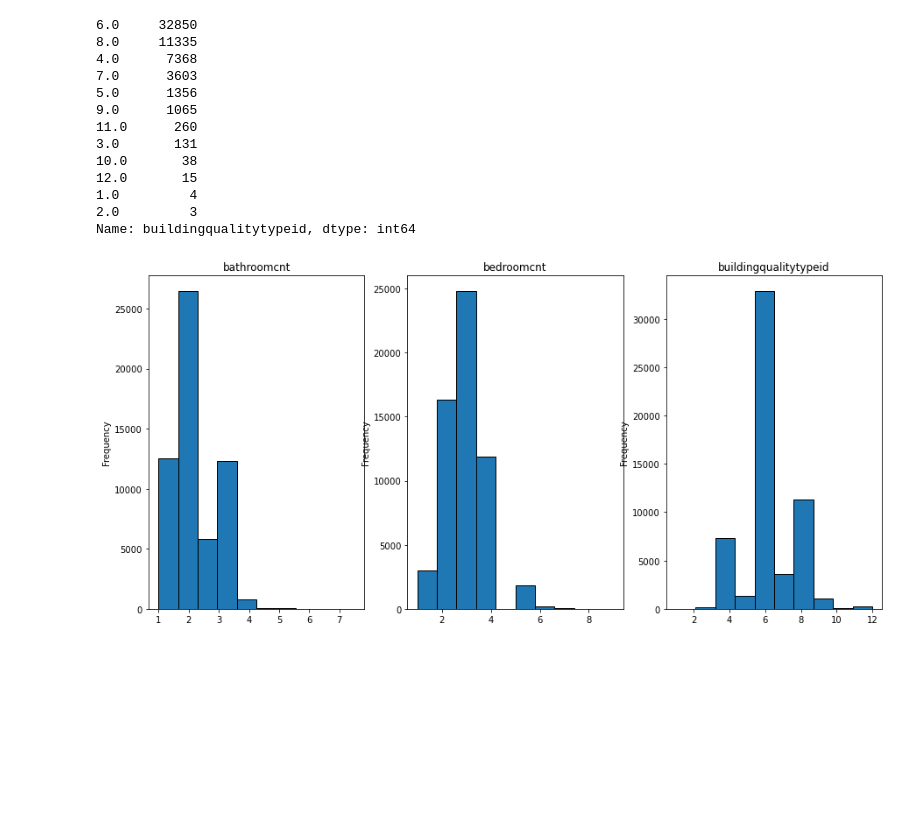
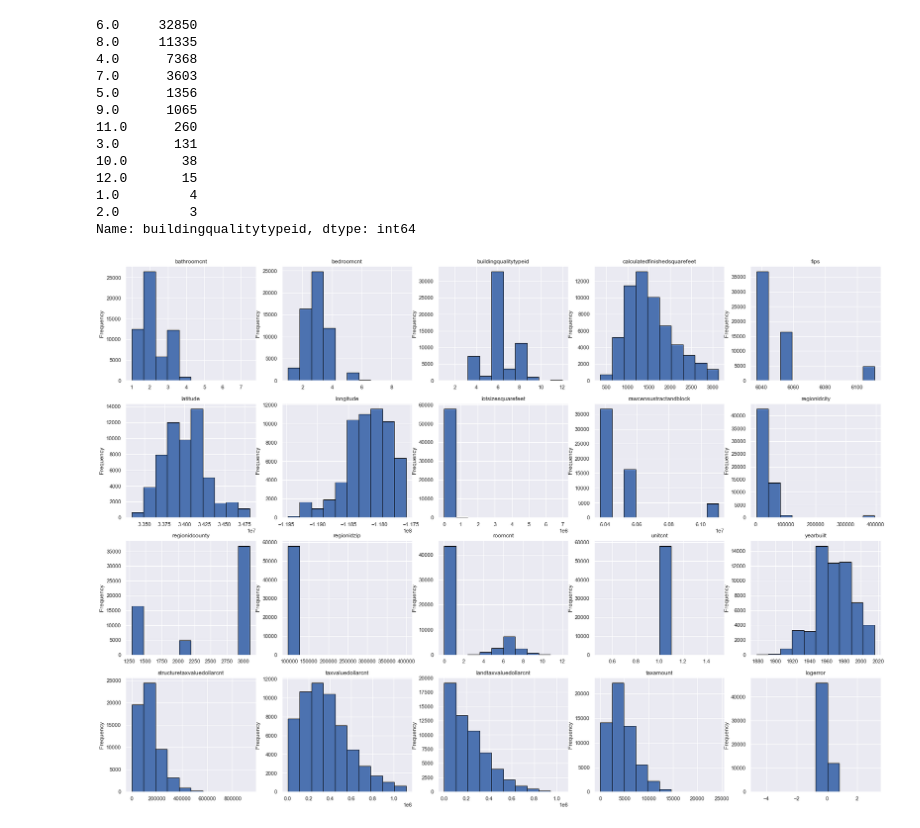
Before and after one commit to brandon-sharpe/clustering-exercises, a Jupyter notebook: explore_zillow.ipynb, the cells around one changed output. Saved outputs shown, nothing was run; the diff lists cells and outputs as text; code cells hidden in the pictures; blank space fills up the shorter version.

```diff
--- a/explore_zillow.ipynb
+++ b/explore_zillow.ipynb
@@ -25,6 +25,7 @@ import matplotlib.pyplot as plt
 from matplotlib import cm
 import seaborn as sns
 from sklearn.model_selection import learning_curve
+sns.set()
 
 # Rules
 pd.set_option("display.max_rows", None, "display.max_columns", None)
@@ -67,9 +68,9 @@ df.buildingqualitytypeid.value_counts()
 2.0         3
 Name: buildingqualitytypeid, dtype: int64
 # %%
-fig, axs = plt.subplots(1, 3, figsize=(15, 7))
-
-for ax, col in zip(axs, df.select_dtypes('number')):
-    df[col].plot.hist(ax=ax, title=col, ec='black')
+fig, axs = plt.subplots(4, 5, figsize=(28, 20))
+axe = axs.ravel()
+for i, c in enumerate(train.select_dtypes('number')):
+    df[c].plot.hist(ax=axe[i],title=c, ec='black')
 # %% [output]
-[figure, old version]
+[figure, new version]
```
Also changed, not shown: parts of 18 cells of this notebook, 3 other files.
